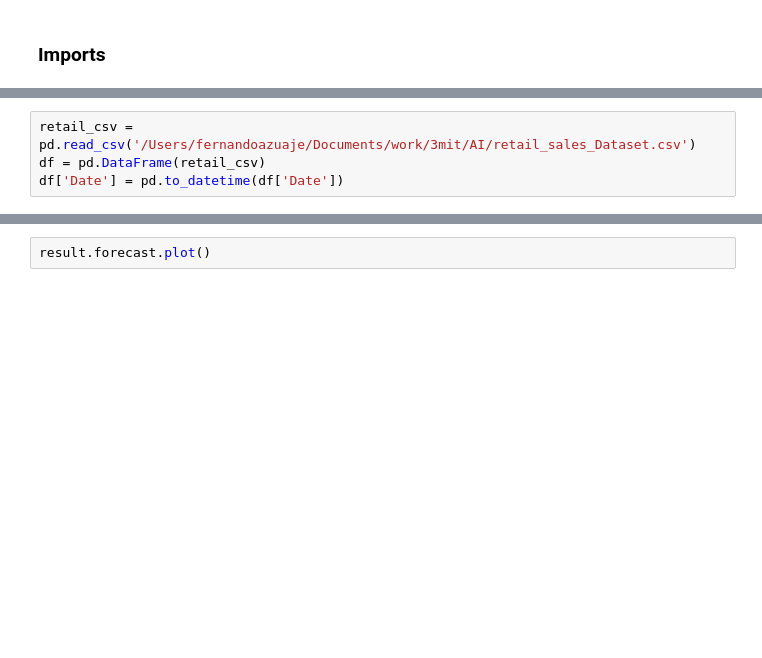
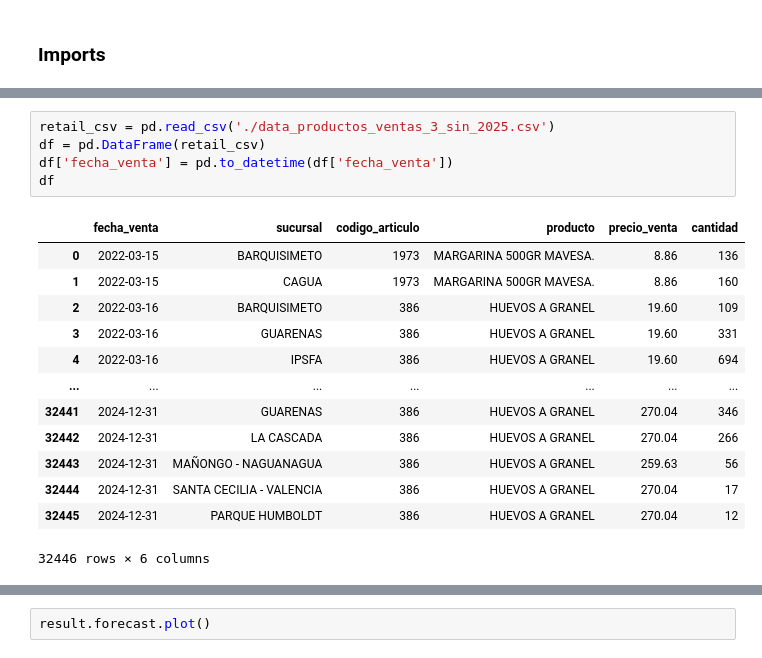
Before and after one commit to darkel61/3mit_ai_testing, a Jupyter notebook: retail.ipynb, the cells around one changed output, grey strips where cells are left out. Cells and saved outputs as stored; diff of their text form; blank space fills up the shorter version.

```diff
--- a/retail.ipynb
+++ b/retail.ipynb
@@ -23,5 +31,20 @@ from greykite.framework.input.univariate_time_series import UnivariateTimeSeries
 # %%
-retail_csv = pd.read_csv('/Users/fernandoazuaje/Documents/work/3mit/AI/retail_sales_Dataset.csv')
+retail_csv = pd.read_csv('./data_productos_ventas_3_sin_2025.csv')
 df = pd.DataFrame(retail_csv)
-df['Date'] = pd.to_datetime(df['Date'])
+df['fecha_venta'] = pd.to_datetime(df['fecha_venta'])
+df
+# %% [output]
+|  | fecha_venta | sucursal | codigo_articulo | producto | precio_venta | cantidad |
+| 0 | 2022-03-15 | BARQUISIMETO | 1973 | MARGARINA 500GR MAVESA. | 8.86 | 136 |
+| 1 | 2022-03-15 | CAGUA | 1973 | MARGARINA 500GR MAVESA. | 8.86 | 160 |
+| 2 | 2022-03-16 | BARQUISIMETO | 386 | HUEVOS A GRANEL | 19.60 | 109 |
+| 3 | 2022-03-16 | GUARENAS | 386 | HUEVOS A GRANEL | 19.60 | 331 |
+| 4 | 2022-03-16 | IPSFA | 386 | HUEVOS A GRANEL | 19.60 | 694 |
+| ... | ... | ... | ... | ... | ... | ... |
+| 32441 | 2024-12-31 | GUARENAS | 386 | HUEVOS A GRANEL | 270.04 | 346 |
+| 32442 | 2024-12-31 | LA CASCADA | 386 | HUEVOS A GRANEL | 270.04 | 266 |
+| 32443 | 2024-12-31 | MAÑONGO - NAGUANAGUA | 386 | HUEVOS A GRANEL | 259.63 | 56 |
+| 32444 | 2024-12-31 | SANTA CECILIA - VALENCIA | 386 | HUEVOS A GRANEL | 270.04 | 17 |
+| 32445 | 2024-12-31 | PARQUE HUMBOLDT | 386 | HUEVOS A GRANEL | 270.04 | 12 |
+32446 rows × 6 columns
 # %%
```
Also changed, not shown: parts of 11 cells of this notebook, 3 other files.
